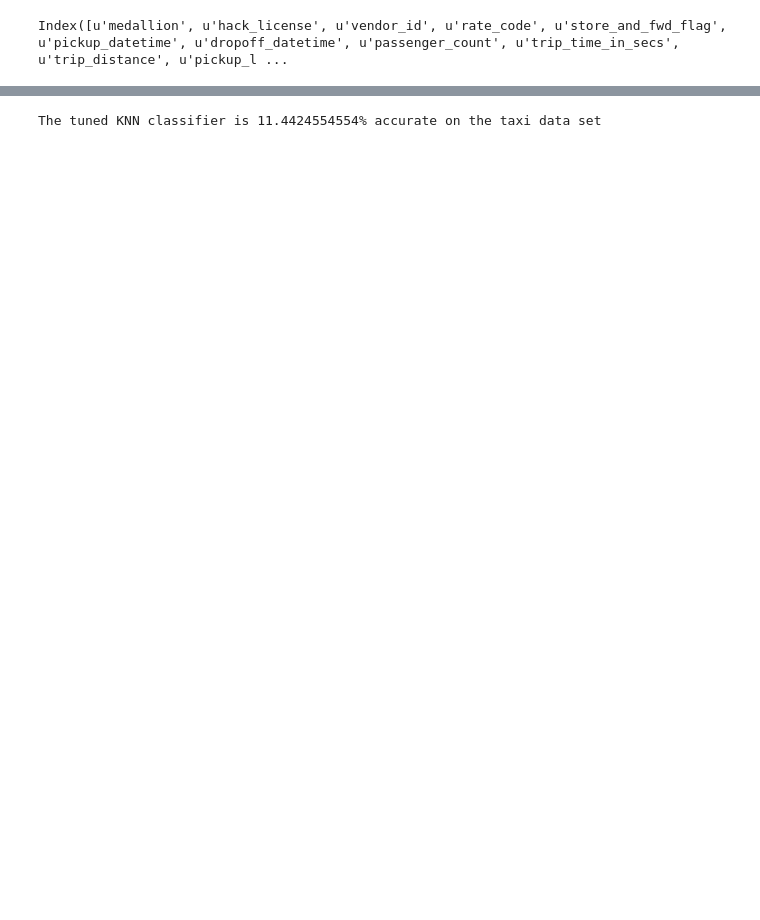
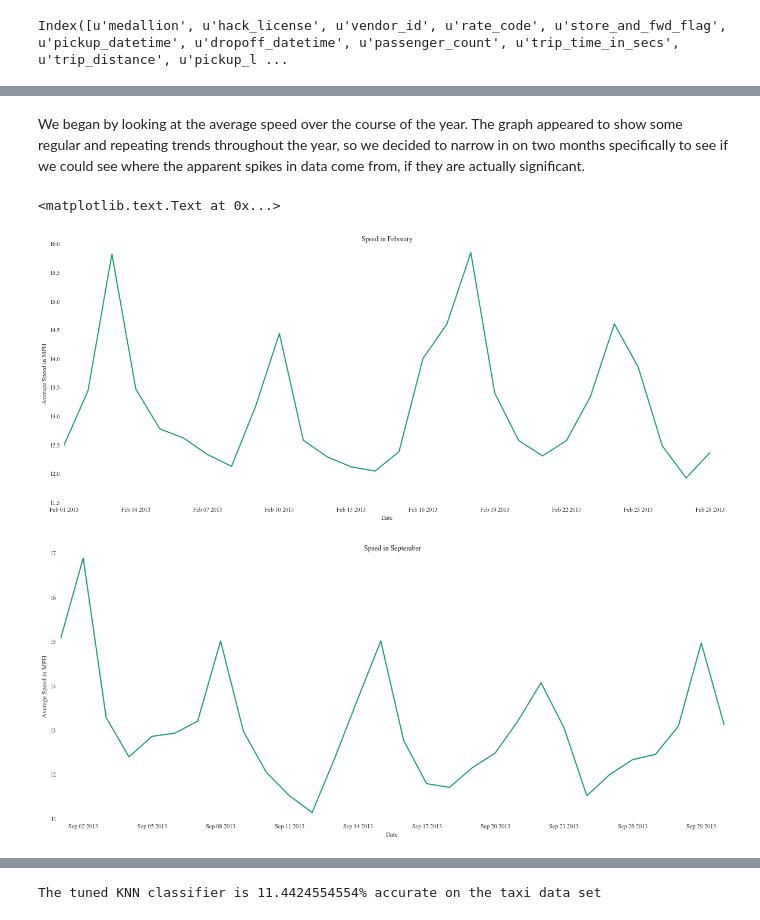
Before and after one commit to iloveluce/Tipsy-taxi, a Jupyter notebook: tipsy-try.ipynb, the cells around one changed output, grey strips where cells are left out. Cells and saved outputs as stored; diff of their text form; code cells hidden in the pictures; blank space fills up the shorter version.

```diff
--- a/tipsy-try.ipynb
+++ b/tipsy-try.ipynb
@@ -155,0 +113,25 @@ subdate_taxi[subdate_taxi.index <= pd.to_datetime("02-28-2013").date()]['speed']
+# %% [markdown]
+We began by looking at the average speed over the course of the year. The graph appeared to show some regular and repeating trends throughout the year, so we decided to narrow in on two months specifically to see if we could see where the apparent spikes in data come from, if they are actually significant.
+# %%
+
+plt.figure(figsize=(20,8));
+# Extract averages from the Month of February
+taxi_date_agg[(taxi_date_agg.index <= pd.to_datetime("02-28-2013").date()) &
+             (taxi_date_agg.index >= pd.to_datetime("02-01-2013").date()) ]['speed'].plot()
+# Labels
+plt.xlabel('Date')
+plt.ylabel('Average Speed in MPH')
+plt.title('Speed in February')
+
+plt.figure(figsize=(20,8));
+# Extract averages from the Month of September
+taxi_date_agg[(taxi_date_agg.index <= pd.to_datetime("09-30-2013").date()) &
+             (taxi_date_agg.index >= pd.to_datetime("09-01-2013").date()) ]['speed'].plot()
+# Labels
+plt.xlabel('Date')
+plt.ylabel('Average Speed in MPH')
+plt.title('Speed in September')
+# %% [output]
+<matplotlib.text.Text at 0x...>
+[figure, added]
+[figure, added]
```
Also changed, not shown: parts of 19 cells of this notebook.
